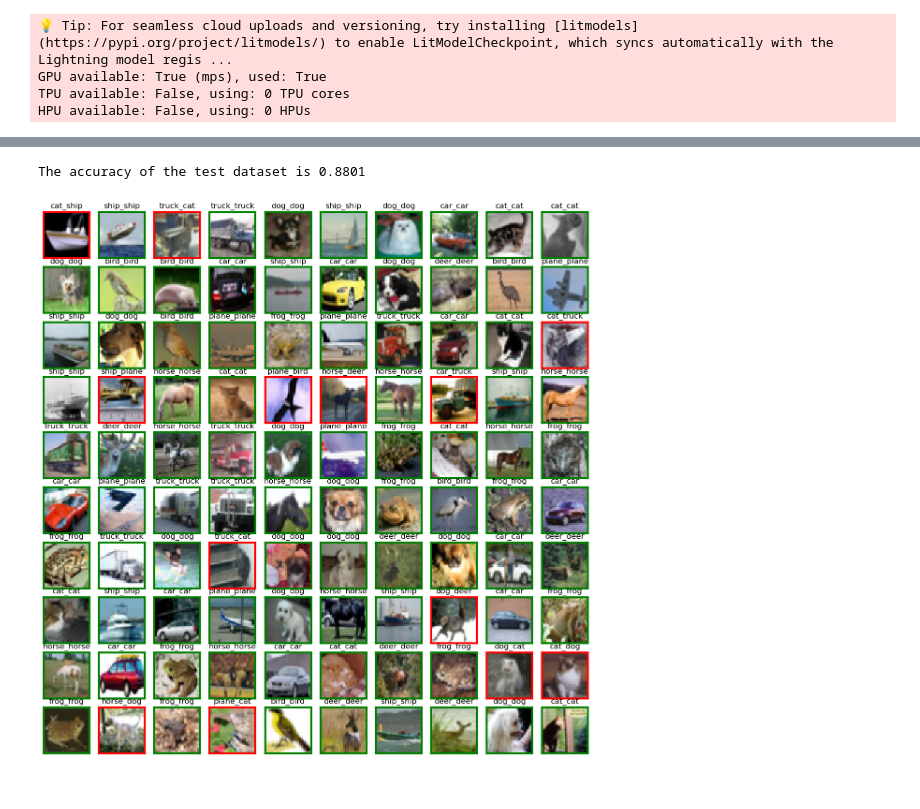
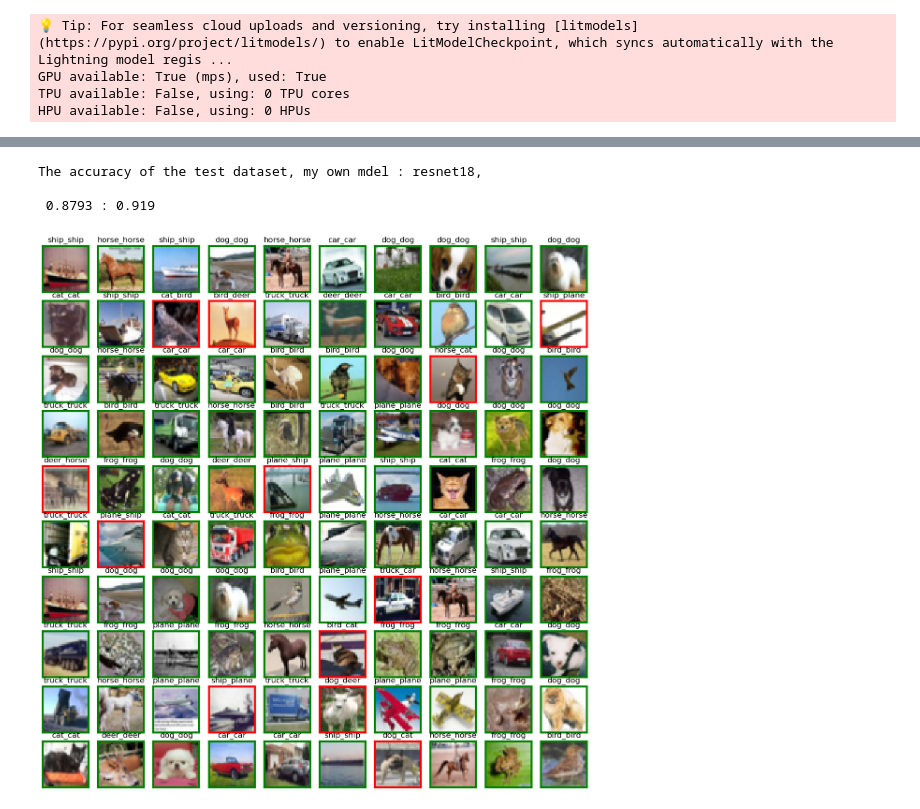
Before and after one commit to XShenAtFFM/My1stMLPrj, a Jupyter notebook: Image Classification Training Pipeline/EvaluationNotebook.ipynb, the cells around one changed output, grey strips where cells are left out. Saved outputs shown, nothing was run; the diff lists cells and outputs as text; code cells hidden in the pictures.

Commit message:
train resnet18 compar with my mdl

```diff
--- a/Image Classification Training Pipeline/EvaluationNotebook.ipynb
+++ b/Image Classification Training Pipeline/EvaluationNotebook.ipynb
@@ -130,8 +130,10 @@ def cal_accuracy(dataloader, results_list):
         true_false.extend(y == y_hat)
     return 1 - true_false.count(False) / len(true_false)
 # %%
-# instance the neuronal network model, initializing with last train results
-cifar_nn = CifarNNML.load_from_checkpoint("./checkpoints/cifar-epoch=211-val_acc=0.8900.ckpt")
+# instance the my own cnn model, initializing with best accuracy checkpoints
+cifar_myown__nn = CifarNNML.load_from_checkpoint("./checkpoints_myown_epoch200/cifar-epoch=192-val_acc=0.89.ckpt", model_type = 'myown')
+
+cifar_resnet18 = CifarNNML.load_from_checkpoint("./checkpoints_resnet18/cifar-epoch=129-val_acc=0.9272.ckpt", model_type = 'ResNet18')
 
 # creat a trainer
 cifar_trainer = L.Trainer(enable_progress_bar = True)
@@ -161,8 +165,13 @@ The accuracy of the validaiton dataset is 0.89
 # %%
 test_loader = DataLoader(cifar_data._test_dataset, batch_size=32, shuffle=False)
-pred_test_loader = cifar_trainer.predict(cifar_nn, dataloaders = test_loader)
-print(f'\n\n\nThe accuracy of the test dataset is {cal_accuracy(test_loader, pred_test_loader)}\n\n\n')
-plot_util(test_loader, pred_test_loader)
+pred_test_data_myown_nn = cifar_trainer.predict(cifar_myown__nn, dataloaders = test_loader)
+pred_test_data_resnet = cifar_trainer.predict(cifar_resnet18, dataloaders = test_loader)
+print(f'\n\n\nThe accuracy of the test dataset, my own mdel : resnet18,\n\n {cal_accuracy(test_loader, pred_test_data_myown_nn)} : {cal_accuracy(test_loader, pred_test_data_resnet)}\n\n\n')
 # %% [output]
-The accuracy of the test dataset is 0.8801
+The accuracy of the test dataset, my own mdel : resnet18,
+
+ 0.8793 : 0.919
-[figure, removed]
+# %%
+plot_util(test_loader, pred_test_data_myown_nn)
+# %% [output]
+[figure, added]
```
Also changed, not shown: parts of 4 cells of this notebook, 3 other files.
